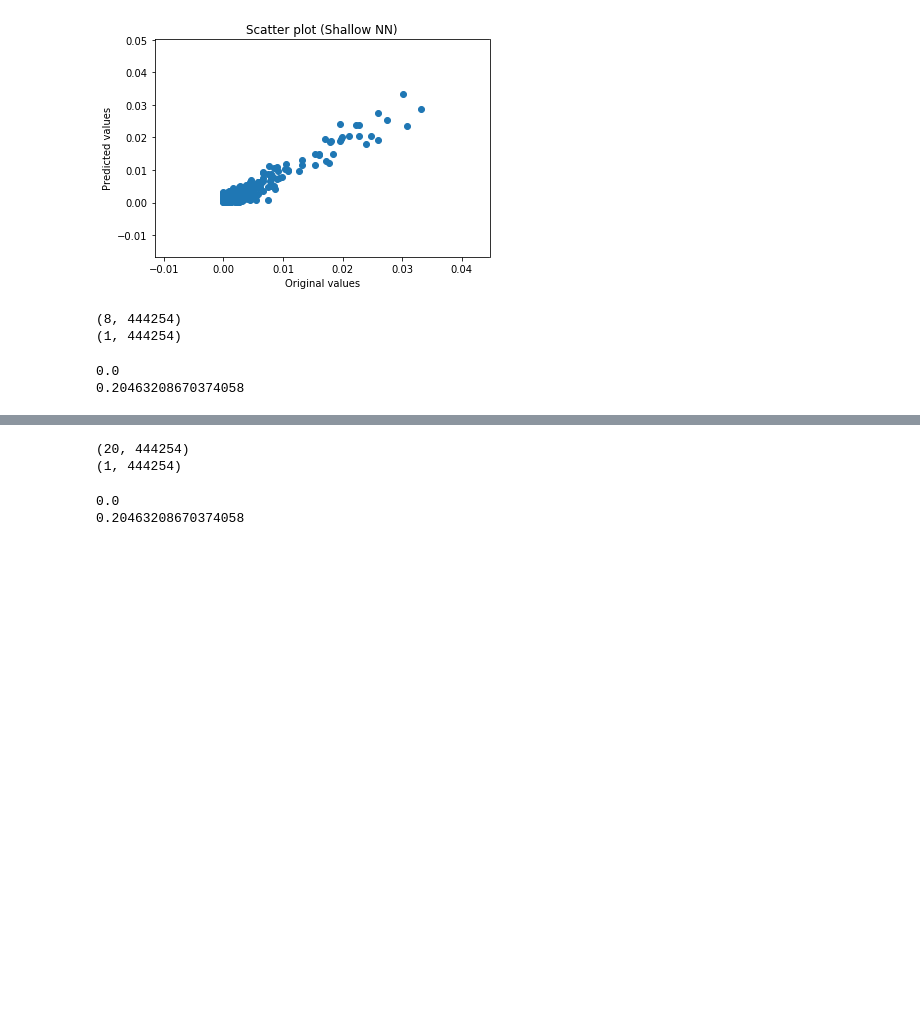
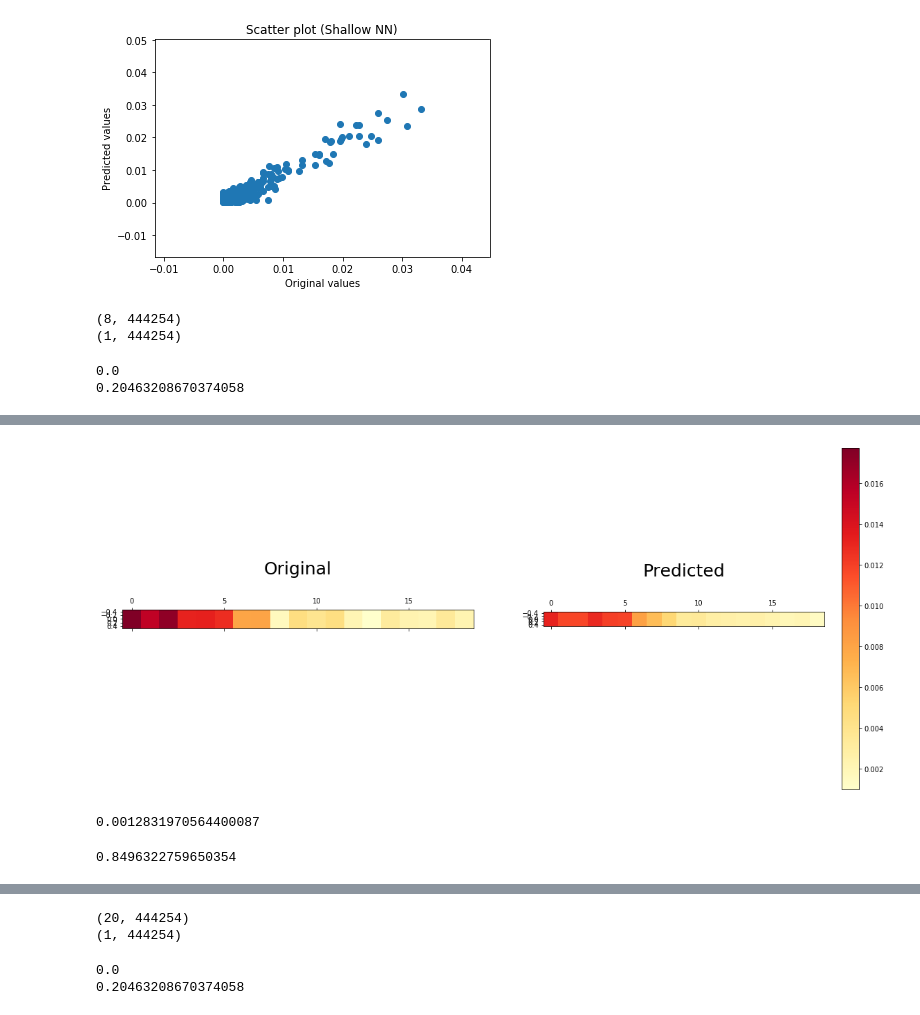
Before and after one commit to Khrameeva-Lab/DeepLearningHiC, a Jupyter notebook: DeepLearningHiC.ipynb, the cells around one changed output, grey strips where cells are left out. Cells and saved outputs as stored; diff of their text form; code cells hidden in the pictures; blank space fills up the shorter version.

```diff
--- a/DeepLearningHiC.ipynb
+++ b/DeepLearningHiC.ipynb
@@ -889,0 +1008,19 @@ KeyboardInterrupt:
+# %%
+normalized_test_matrix, _, _ = min_max_normalize(resulting_matrices[57], old_min, old_max)
+
+# TODO: check, maybe None is returned from the function
+predicted_row_diagonal = predict_row_diagonal(normalized_test_matrix, loaded_parameters, SQUARE_SIZE, 19)
+
+plot_two_hic_same_scale(resulting_matrices[57][19:20, 2:-2], predicted_row_diagonal[0:1, ], use_log_scale=False)
+# %% [output]
+[figure, added]
+# %%
+# Count RMSE on resulting_matrices[57]
+rmse(resulting_matrices[57][2:-2, 2:-2], restored_hic1_diagonal)
+# %% [output]
+0.0012831970564400087
+# %%
+# Count R^2 on predicted_row_deep (resulting_matrices[57] on row #19)
+r_squared(resulting_matrices[57][19:20, 2:-2], predicted_row_diagonal[0:1, ])
+# %% [output]
+0.8496322759650354
```
Also changed, not shown: parts of 14 cells of this notebook.
